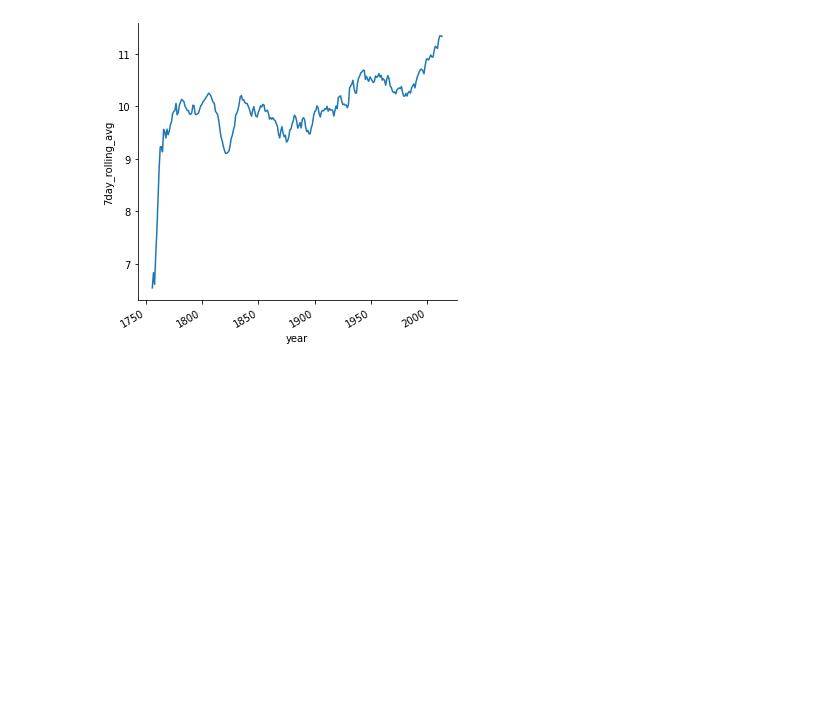
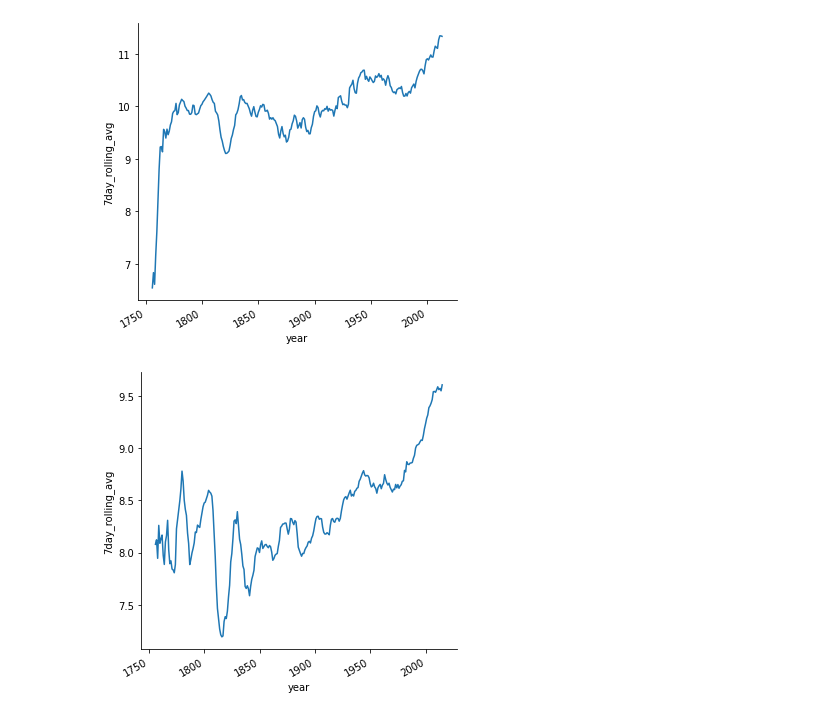
Before and after one commit to freedom-780/Weather_trends, a Jupyter notebook: Weather_project.ipynb, the cells around one changed output. Cells and saved outputs as stored; diff of their text form; code cells hidden in the pictures; blank space fills up the shorter version.

```diff
--- a/Weather_project.ipynb
+++ b/Weather_project.ipynb
@@ -107,3 +107,10 @@ f = sns.relplot(x="year", y='7day_rolling_avg', kind="line", data=chicago_weathe
 f.fig.autofmt_xdate()
 # %% [output]
 [figure]
+# %%
+global_weather[ '7day_rolling_avg' ] = global_weather.avg_temp.rolling(7).mean()
+# %%
+f = sns.relplot(x="year", y='7day_rolling_avg', kind="line", data=global_weather)
+f.fig.autofmt_xdate()
+# %% [output]
+[figure, added]
```
Also changed, not shown: parts of 1 cell of this notebook.
